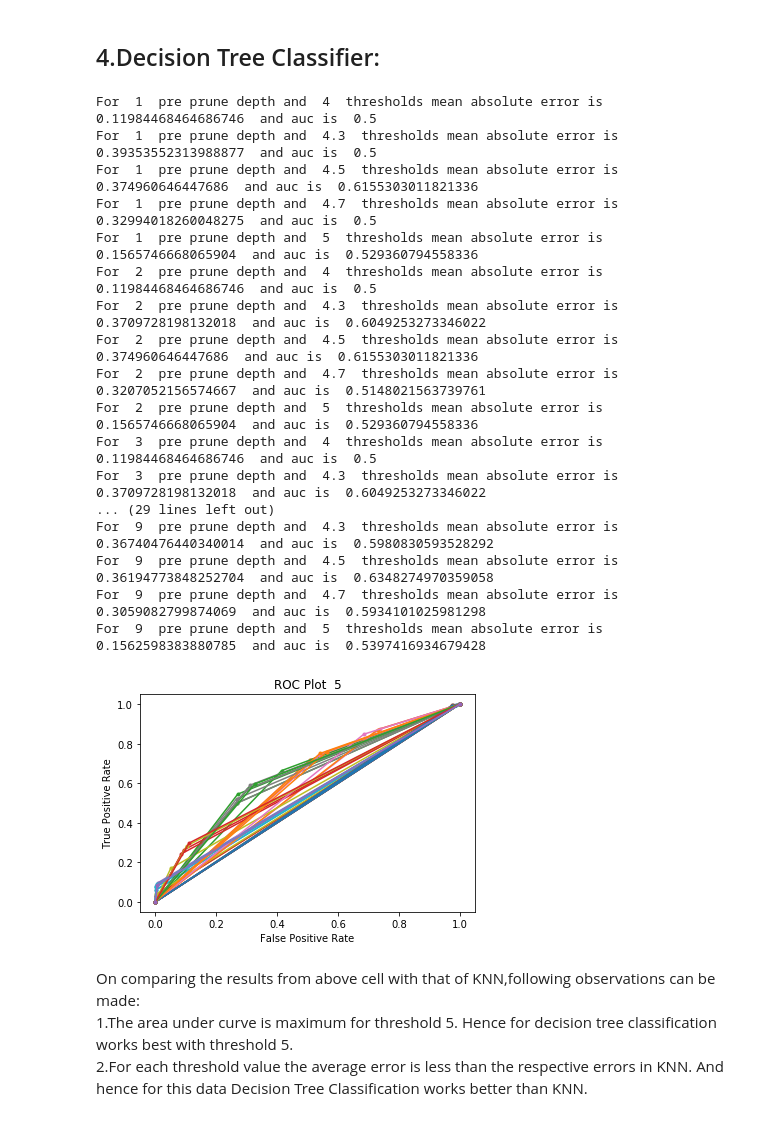
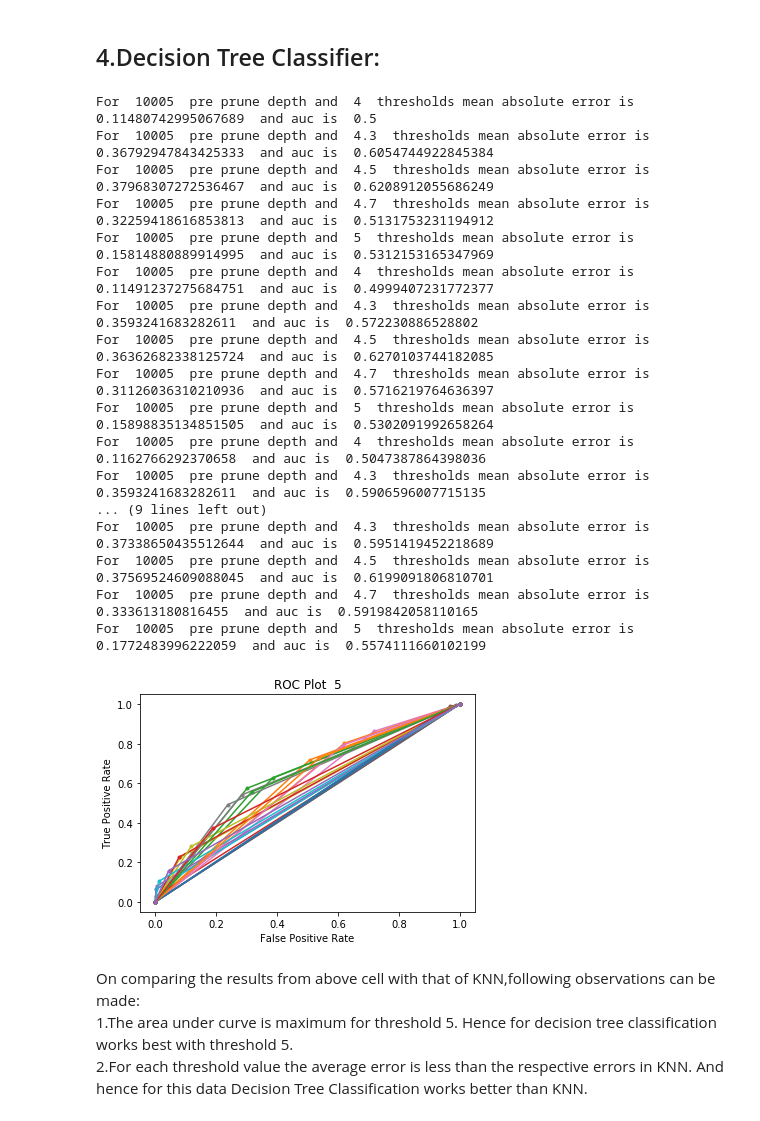
Before and after one commit to subodhsondkar/Data_Analytics_Classification_Project, a Jupyter notebook: Earthquake_pred.ipynb, the cells around one changed output. Cells and saved outputs as stored; diff of their text form; code cells hidden in the pictures.

Commit message:
Pre prune depth values update.

```diff
--- a/Earthquake_pred.ipynb
+++ b/Earthquake_pred.ipynb
@@ -237,45 +256,46 @@ Overall from above observations the best results are by taking 1-57 neighbours a
 # %%
 from sklearn.tree import DecisionTreeClassifier
 from sklearn.metrics import mean_absolute_error
 from sklearn.metrics import roc_curve, roc_auc_score
 import matplotlib.pyplot as plt
 
+ppd = [3, 5, 8, 10, 15]
 threshold=[4,4.3,4.5,4.7,5]
 
-for i in range(1, 10):
+for depth in ppd:
     for th in threshold:
-        model = DecisionTreeClassifier(random_state=0, max_depth=i)
+        model = DecisionTreeClassifier(random_state=0, max_depth=depth)
         col_name="Threshold_"+str(th)
         model.fit(train_x,train_y[col_name])
         pred_y=model.predict(test_x)
         mea=mean_absolute_error(pred_y,test_y[col_name])
         auc = roc_auc_score(test_y[col_name],pred_y)
         print("For ",i," pre prune depth and ",th," thresholds mean absolute error is ",mea," and auc is ",auc)
         fpr, tpr, _ = roc_curve(test_y[col_name],pred_y)
         plt.plot(fpr, tpr, marker='.', label='Decision Tree (AUROC = %0.3f)' % auc)
         plt.title('ROC Plot  '+str(th))
         # Axis labels
         plt.xlabel('False Positive Rate')
         plt.ylabel('True Positive Rate')
 # %% [output]
-For  1  pre prune depth and  4  thresholds mean absolute error is  0.11984468464686746  and auc is  0.5
-For  1  pre prune depth and  4.3  thresholds mean absolute error is  0.39353552313988877  and auc is  0.5
-For  1  pre prune depth and  4.5  thresholds mean absolute error is  0.374960646447686  and auc is  0.6155303011821336
-For  1  pre prune depth and  4.7  thresholds mean absolute error is  0.32994018260048275  and auc is  0.5
-For  1  pre prune depth and  5  thresholds mean absolute error is  0.1565746668065904  and auc is  0.529360794558336
-For  2  pre prune depth and  4  thresholds mean absolute error is  0.11984468464686746  and auc is  0.5
-For  2  pre prune depth and  4.3  thresholds mean absolute error is  0.3709728198132018  and auc is  0.6049253273346022
-For  2  pre prune depth and  4.5  thresholds mean absolute error is  0.374960646447686  and auc is  0.6155303011821336
-For  2  pre prune depth and  4.7  thresholds mean absolute error is  0.3207052156574667  and auc is  0.5148021563739761
-For  2  pre prune depth and  5  thresholds mean absolute error is  0.1565746668065904  and auc is  0.529360794558336
-For  3  pre prune depth and  4  thresholds mean absolute error is  0.11984468464686746  and auc is  0.5
-For  3  pre prune depth and  4.3  thresholds mean absolute error is  0.3709728198132018  and auc is  0.6049253273346022
-... (29 lines left out)
-For  9  pre prune depth and  4.3  thresholds mean absolute error is  0.36740476440340014  and auc is  0.5980830593528292
-For  9  pre prune depth and  4.5  thresholds mean absolute error is  0.36194773848252704  and auc is  0.6348274970359058
-For  9  pre prune depth and  4.7  thresholds mean absolute error is  0.3059082799874069  and auc is  0.5934101025981298
-For  9  pre prune depth and  5  thresholds mean absolute error is  0.1562598383880785  and auc is  0.5397416934679428
+For  10005  pre prune depth and  4  thresholds mean absolute error is  0.11480742995067689  and auc is  0.5
+For  10005  pre prune depth and  4.3  thresholds mean absolute error is  0.36792947843425333  and auc is  0.6054744922845384
+For  10005  pre prune depth and  4.5  thresholds mean absolute error is  0.37968307272536467  and auc is  0.6208912055686249
+For  10005  pre prune depth and  4.7  thresholds mean absolute error is  0.32259418616853813  and auc is  0.5131753231194912
+For  10005  pre prune depth and  5  thresholds mean absolute error is  0.15814880889914995  and auc is  0.5312153165347969
+For  10005  pre prune depth and  4  thresholds mean absolute error is  0.11491237275684751  and auc is  0.4999407231772377
+For  10005  pre prune depth and  4.3  thresholds mean absolute error is  0.3593241683282611  and auc is  0.572230886528802
+For  10005  pre prune depth and  4.5  thresholds mean absolute error is  0.36362682338125724  and auc is  0.6270103744182085
+For  10005  pre prune depth and  4.7  thresholds mean absolute error is  0.31126036310210936  and auc is  0.5716219764636397
+For  10005  pre prune depth and  5  thresholds mean absolute error is  0.15898835134851505  and auc is  0.5302091992658264
+For  10005  pre prune depth and  4  thresholds mean absolute error is  0.1162766292370658  and auc is  0.5047387864398036
+For  10005  pre prune depth and  4.3  thresholds mean absolute error is  0.3593241683282611  and auc is  0.5906596007715135
+... (9 lines left out)
+For  10005  pre prune depth and  4.3  thresholds mean absolute error is  0.37338650435512644  and auc is  0.5951419452218689
+For  10005  pre prune depth and  4.5  thresholds mean absolute error is  0.37569524609088045  and auc is  0.6199091806810701
+For  10005  pre prune depth and  4.7  thresholds mean absolute error is  0.333613180816455  and auc is  0.5919842058110165
+For  10005  pre prune depth and  5  thresholds mean absolute error is  0.1772483996222059  and auc is  0.5574111660102199
-[figure, old version]
+[figure, new version]
 # %% [markdown]
 On comparing the results from above cell with that of KNN,following observations can be made:<br>
 1.The area under curve is maximum for threshold 5. Hence for decision tree classification works best with threshold 5.<br>
```
Also changed, not shown: parts of 1 cell of this notebook.
